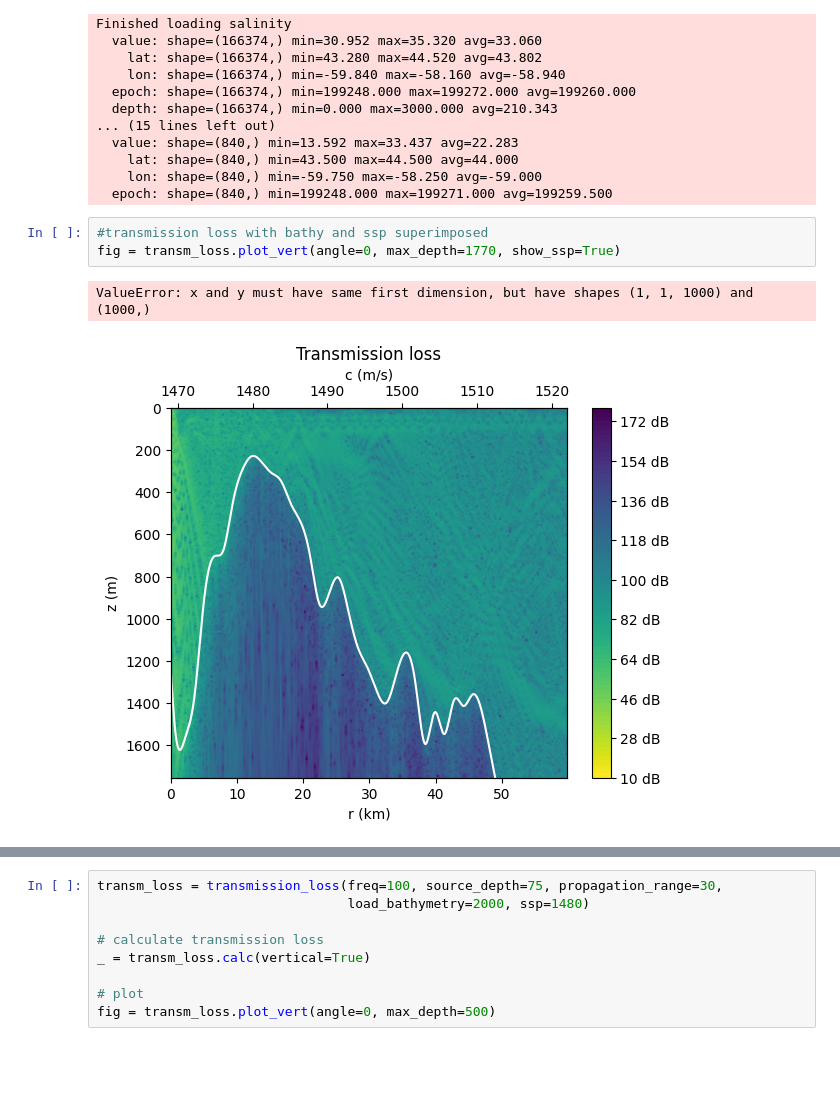
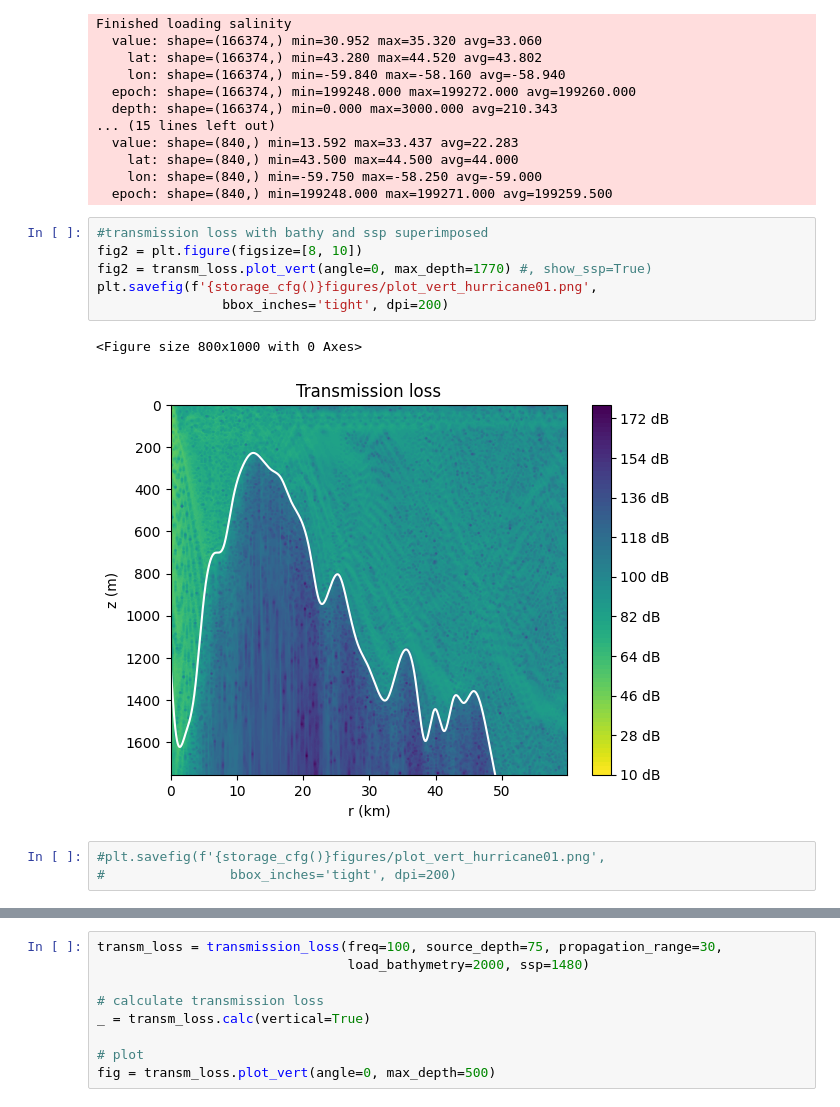
Before and after one commit to jacobthompson101/novascotia-wind-grid, a Jupyter notebook: notebook/kadlu.ipynb, the cells around one changed output, grey strips where cells are left out. Cells and saved outputs as stored; diff of their text form; blank space fills up the shorter version.

```diff
--- a/notebook/kadlu.ipynb
+++ b/notebook/kadlu.ipynb
@@ -454,8 +453,14 @@ Finished loading salinity
   epoch: shape=(840,) min=199248.000 max=199271.000 avg=199259.500
 # %%
 #transmission loss with bathy and ssp superimposed
-fig = transm_loss.plot_vert(angle=0, max_depth=1770, show_ssp=True)
+fig2 = plt.figure(figsize=[8, 10])
+fig2 = transm_loss.plot_vert(angle=0, max_depth=1770) #, show_ssp=True)
+plt.savefig(f'{storage_cfg()}figures/plot_vert_hurricane01.png',
+                bbox_inches='tight', dpi=200)
 # %% [output]
-ValueError: x and y must have same first dimension, but have shapes (1, 1, 1000) and (1000,)
+<Figure size 800x1000 with 0 Axes>
-[figure, old version]
+[figure, new version]
+# %%
+#plt.savefig(f'{storage_cfg()}figures/plot_vert_hurricane01.png',
+#                bbox_inches='tight', dpi=200)
 # %%
```
Also changed, not shown: parts of 24 cells of this notebook.
